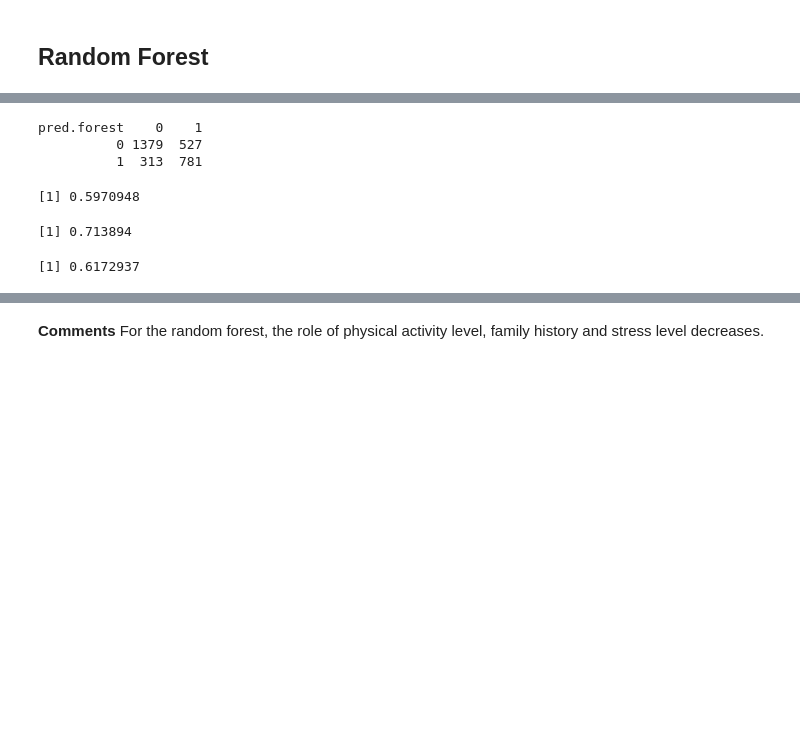
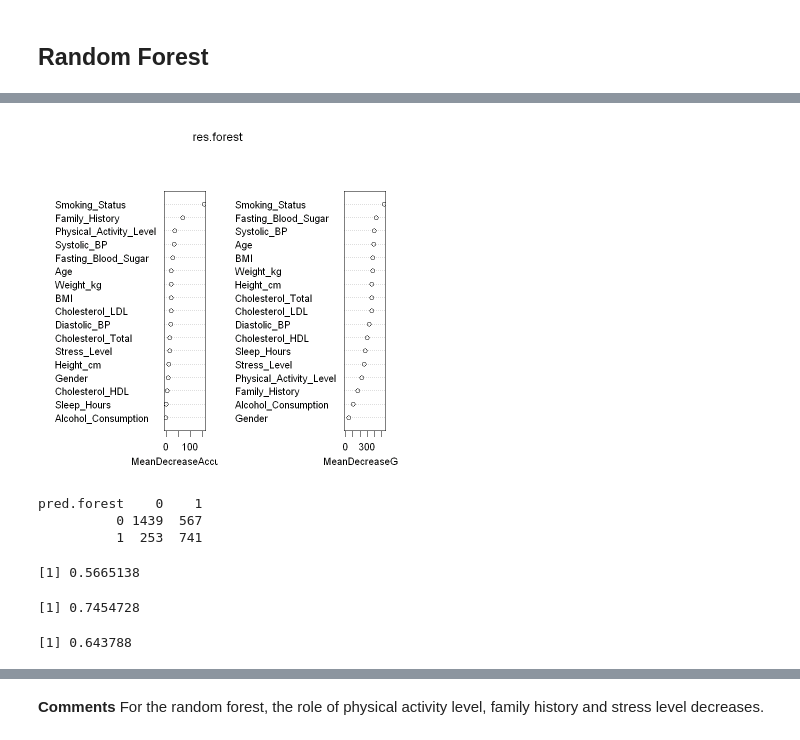
Before and after one commit to HOANG-Anh2004/projet_ML_4A_GMM_INSA, a Jupyter notebook: Modelisation_R.ipynb, the cells around one changed output, grey strips where cells are left out. Drawn from its saved outputs; the diff is of its cells as text; code cells hidden in the pictures; blank space fills up the shorter version.

```diff
--- a/Modelisation_R.ipynb
+++ b/Modelisation_R.ipynb
@@ -913,5 +1124,9 @@ res.forest = randomForest(Heart_Disease_Risk ~ ., data = train_scaledH,replace =
+# %%
+varImpPlot(res.forest)
+# %% [output]
+[figure, added]
 # %%
-pred.forest <- predict(res.forest, test_scaledH)
+pred.forest <- res.forest$test$predicted
 table(pred.forest, test_scaledH[, "Heart_Disease_Risk"])
 #Recall
 sum(pred.forest==1 & test_scaledH[, "Heart_Disease_Risk"] == 1)/sum(test_scaledH[, "Heart_Disease_Risk"] == 1)
@@ -920,14 +1135,14 @@ sum(pred.forest==1 & test_scaledH[, "Heart_Disease_Risk"] == 1)/sum(test_scaledH
 sum(pred.forest==1 & test_scaledH[, "Heart_Disease_Risk"] == 1)/sum(pred.forest==1)
 
 #F beta score
-fbeta_score(y_true, pred.forest==1, beta = 2)
+fbeta_score(y_true, pred.forest==1, beta = 1)
 # %% [output]
 pred.forest    0    1
-          0 1379  527
-          1  313  781
+          0 1439  567
+          1  253  741
-[1] 0.5970948
+[1] 0.5665138
-[1] 0.713894
+[1] 0.7454728
-[1] 0.6172937
+[1] 0.643788
 # %%
 res.forest$importance
 # %% [output]
```
Also changed, not shown: parts of 41 cells of this notebook.
